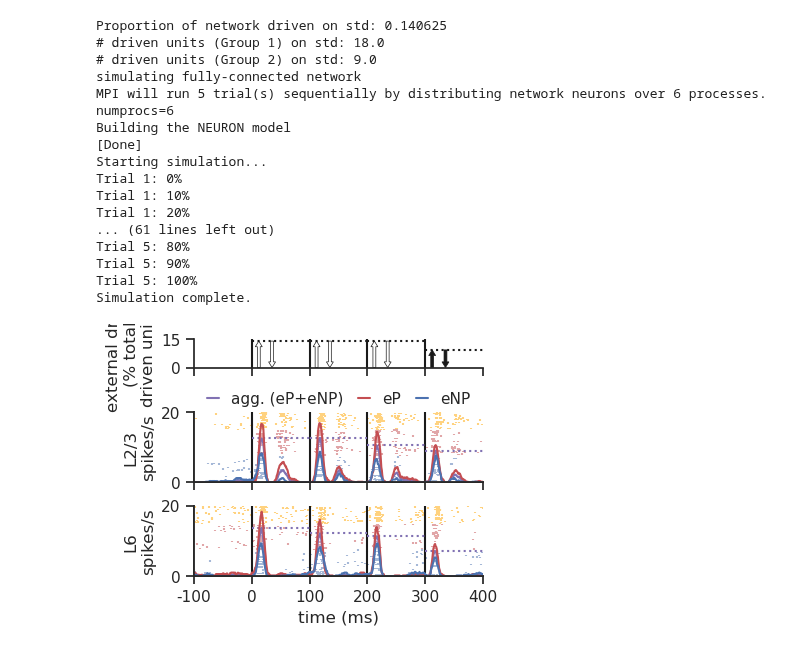
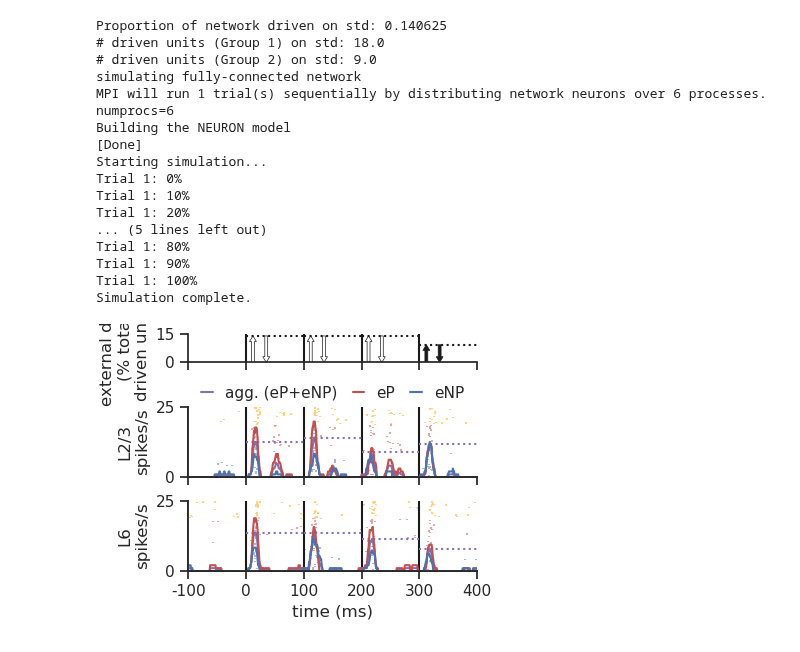
Before and after one commit to rythorpe/hnn-core, a Jupyter notebook: rs_dd_project/temp_sims.ipynb, the cells around one changed output. Cells and saved outputs as stored; diff of their text form; code cells hidden in the pictures.

```diff
--- a/rs_dd_project/temp_sims.ipynb
+++ b/rs_dd_project/temp_sims.ipynb
@@ -10,49 +12,50 @@ from hnn_core.cell import _get_gaussian_connection
 from plot_simulate_rep_L6 import sim_dev_spiking, plot_dev_spiking_v2
 # %%
 dev_magnitude = -1
-n_trials = 5
+n_trials = 1
 rng = np.random.default_rng(1234)
 burn_in_time = 300.0
 n_procs = 6
 record_vsec = False
 
 net, drive_params = sim_dev_spiking(dev_magnitude=dev_magnitude,
                                     n_trials=n_trials,
                                     burn_in_time=burn_in_time,
                                     n_procs=n_procs,
                                     record_vsec=record_vsec,
                                     rng=rng)
 
 rep_start_times = drive_params['rep_times']
 drive_times = drive_params['drive_times']
 drive_strengths = drive_params['drive_strengths']
 tstop = drive_params['tstop']
 
-fig_dev_spiking_v2 = plot_dev_spiking_v2(net,
-                                         burn_in_time,
-                                         rep_start_times,
-                                         drive_times,
-                                         drive_strengths,
-                                         tstop)
+fig_dev_spiking_v2, spike_rates = plot_dev_spiking_v2(net,
+                                                      burn_in_time,
+                                                      rep_start_times,
+                                                      drive_times,
+                                                      drive_strengths,
+                                                      tstop,
+                                                      return_spike_rates=True)
 # %% [output]
 Proportion of network driven on std: 0.140625
 # driven units (Group 1) on std: 18.0
 # driven units (Group 2) on std: 9.0
 simulating fully-connected network
-MPI will run 5 trial(s) sequentially by distributing network neurons over 6 processes.
+MPI will run 1 trial(s) sequentially by distributing network neurons over 6 processes.
 numprocs=6
 Building the NEURON model
 [Done]
 Starting simulation...
 Trial 1: 0%
 Trial 1: 10%
 Trial 1: 20%
-... (61 lines left out)
-Trial 5: 80%
-Trial 5: 90%
-Trial 5: 100%
+... (5 lines left out)
+Trial 1: 80%
+Trial 1: 90%
+Trial 1: 100%
 Simulation complete.
-[figure, old version]
+[figure, new version]
 # %%
 def syn_conductance_kernel(t_vec, tau1=10., tau2=20.):
     tp = (tau1 * tau2) / (tau2 - tau1) * np.log(tau2 / tau1)
```
Also changed, not shown: parts of 6 cells of this notebook, 1 other file.
